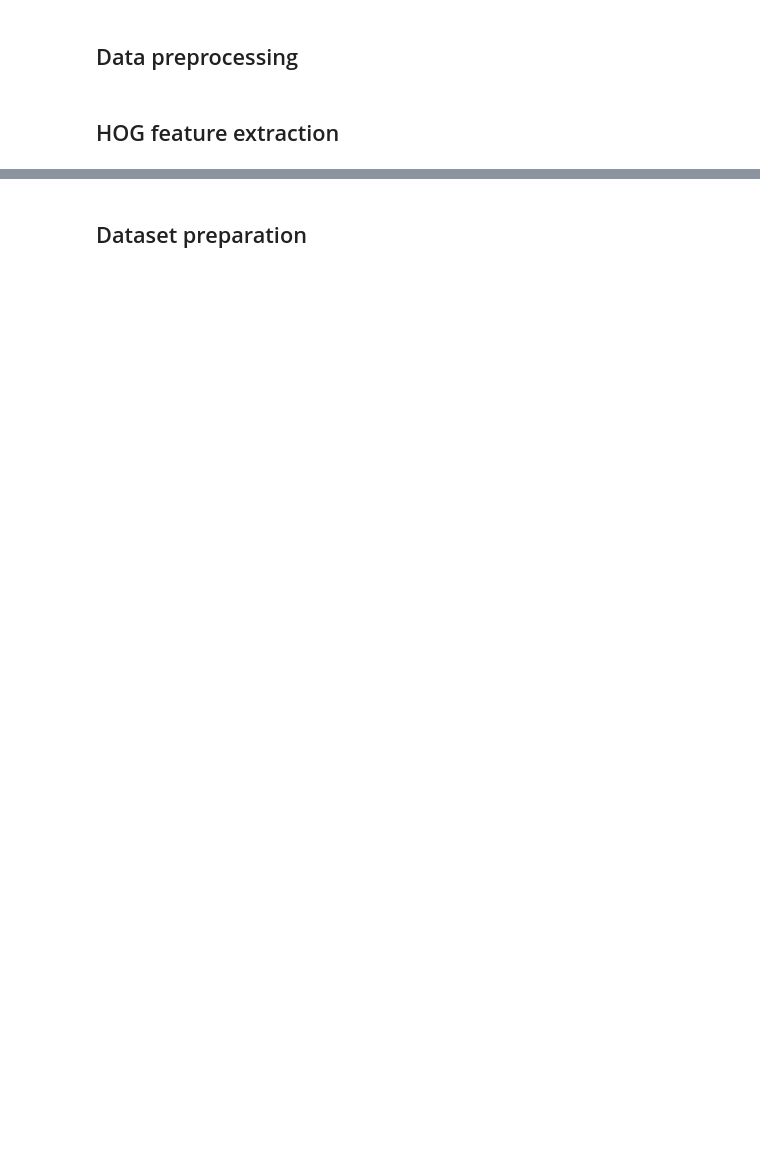
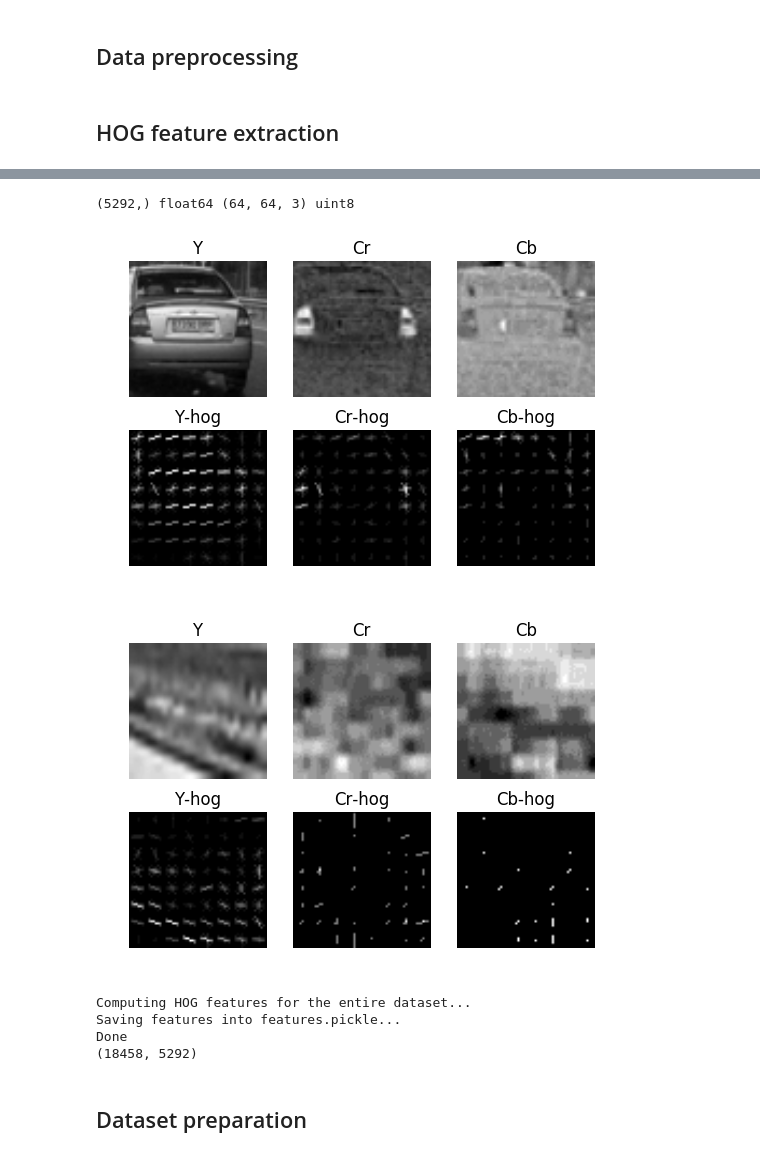
Before and after one commit to carlosgalvezp/Udacity-Self-Driving-Car-Nanodegree, a Jupyter notebook: term1/projects/p5-vehicle-detection/p5-vehicle-detection.ipynb, the cells around one changed output, grey strips where cells are left out. Drawn from its saved outputs; the diff is of its cells as text; code cells hidden in the pictures; blank space fills up the shorter version.

```diff
--- a/term1/projects/p5-vehicle-detection/p5-vehicle-detection.ipynb
+++ b/term1/projects/p5-vehicle-detection/p5-vehicle-detection.ipynb
@@ -141,13 +141,15 @@ save_plt_img(fig_handle=h, fname='vehicle_non_vehicle')
 # %% [markdown]
 ## Data preprocessing
 # %%
-def rgb_to_ycrcb(X):
-    for i in range(X.shape[0]):
-        X[i] = cv2.cvtColor(X[i], cv2.COLOR_RGB2YCrCb)
+def rgb_to_ycrcb(Img):
+    for i in range(Img.shape[0]):
+        Img[i] = cv2.cvtColor(Img[i], cv2.COLOR_RGB2YCrCb)
 
-    return X
+    return Img
 
-X = rgb_to_ycrcb(X)
+Img_v = rgb_to_ycrcb(Img_v)
+Img_nv = rgb_to_ycrcb(Img_nv)
+Img = rgb_to_ycrcb(Img)
 # %% [markdown]
 ## HOG feature extraction
 # %%
@@ -198,2 +192,70 @@ save_plt_img(fig_handle=h, fname='hog_img')
+# %%
+def test_hog_features():
+    img_v = Img_v[0]
+    img_nv = Img_nv[0]
+
+    features_v, hog_image_v = get_hog_features(img_v, debug=True)
+    features_nv, hog_image_nv = get_hog_features(img_nv, debug=True)
+
+    print(features_v.shape, features_v.dtype, hog_image_v.shape, hog_image_v.dtype)
+
+    h = plt.figure()
+    img_labels = ['Y', 'Cr', 'Cb']
+
+    for idx in range(3):
+        plt.subplot(2,3, idx + 3 * 0 + 1);
+        plt.imshow(img_v[:, :, idx], cmap='gray');
+        plt.axis('off');
+        plt.title(img_labels[idx]);
+
+    for idx in range(3):
+        plt.subplot(2,3, idx + 3 * 1 + 1);
+        plt.imshow(hog_image_v[:, :, idx], cmap='gray');
+        plt.axis('off');
+        plt.title(img_labels[idx] + '-hog');
+
+    save_plt_img(fig_handle=h, fname='hog_img_vehicle')
+
+    h = plt.figure()
+    for idx in range(3):
+        plt.subplot(2,3, idx + 3 * 0 + 1);
+        plt.imshow(img_nv[:, :, idx], cmap='gray');
+        plt.axis('off');
+        plt.title(img_labels[idx]);
+
+    for idx in range(3):
+        plt.subplot(2,3, idx + 3 * 1 + 1);
+        plt.imshow(hog_image_nv[:, :, idx], cmap='gray');
+        plt.axis('off');
+        plt.title(img_labels[idx] + '-hog');
+
+    save_plt_img(fig_handle=h, fname='hog_img_non_vehicle')
+
+test_hog_features()
+# %% [output]
+(5292,) float64 (64, 64, 3) uint8
+[figure, added]
+[figure, added]
+# %%
+features_file = 'features.pickle'
+
+if not os.path.exists(features_file):
+    print('Computing HOG features for the entire dataset...')
+    X = get_hog_features_batch(Img)
+    print('Saving features into ' + features_file + '...')
+    pickle.dump(X, open(features_file, 'wb'))
+    print('Done')
+else:
+    print('Loading features from ' + features_file + '...')
+    X = pickle.load(open(features_file, 'rb'))
+    print('Done')
+
+X = X.astype(np.float64)
+print(X.shape)
+# %% [output]
+Computing HOG features for the entire dataset...
+Saving features into features.pickle...
+Done
+(18458, 5292)
 # %% [markdown]
 ## Dataset preparation
```
Also changed, not shown: parts of 15 cells of this notebook, 4 other files.
